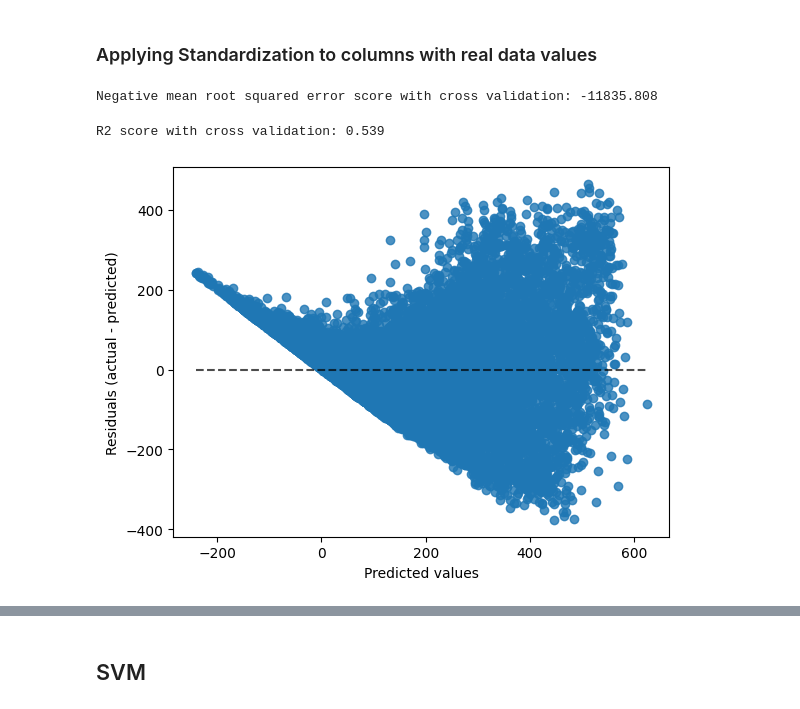
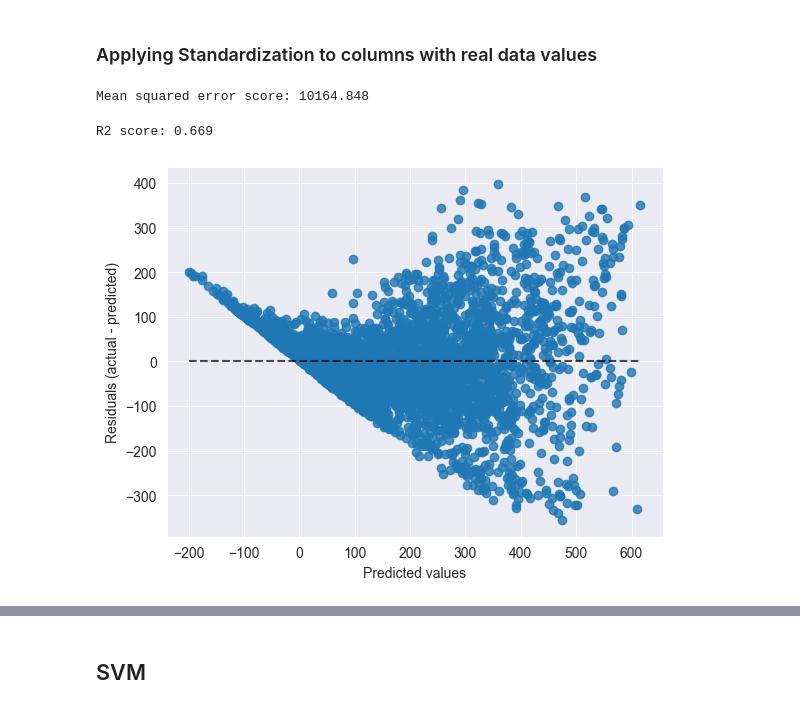
Before and after one commit to Vitalijs-Tickovs/Training_For_Accenture, a Jupyter notebook: Bike_Project/EDA.ipynb, the cells around one changed output, grey strips where cells are left out. Saved outputs shown, nothing was run; the diff lists cells and outputs as text; code cells hidden in the pictures.

```diff
--- a/Bike_Project/EDA.ipynb
+++ b/Bike_Project/EDA.ipynb
@@ -72,3 +81,5 @@ data.shape
+# %%
+data = data.drop_duplicates()
 # %% [markdown]
 ## Visualizations
 # %%
@@ -155,6 +191,6 @@ print(np.corrcoef(data['mnth'], data['cnt']))
 # %%
 def one_hot_encoder(df,column):
-    df = pd.concat([df,pd.get_dummies(df[column],prefix=column)],axis=1)
+    df = pd.concat([df,pd.get_dummies(df[column],prefix=column, dtype=int)],axis=1)
     df = df.drop(columns = [column],axis=1)
     return df
 
@@ -205,6 +249,6 @@ X_train, X_test, y_train, y_test = train_test_split(X, y, test_size=0.2, random_
 ## Linear Regression
 # %%
 lr = LinearRegression()
-
-y_pred = cross_val_predict(lr, X,y,cv=5, n_jobs=-1)
+lr.fit(X_train, y_train)
+y_pred = lr.predict(X_test)
 # %%
@@ -240,25 +301,24 @@ X_test_scaled['atemp'] = scaler.fit_transform(np.asarray(X_test['atemp']).reshap
 X_train_scaled['hum'] = scaler.fit_transform(np.asarray(X_train['hum']).reshape(-1, 1))
 X_test_scaled['hum'] = scaler.fit_transform(np.asarray(X_test['hum']).reshape(-1, 1))
 # %%
-lr = LinearRegression()
-
-y_pred = cross_val_predict(lr, X,y,cv=5, n_jobs=-1)
+lr.fit(X_train_scaled, y_train)
+y_pred = lr.predict(X_test_scaled)
 # %%
-scores = cross_val_score(lr, X, y, cv=5, scoring='neg_mean_squared_error')
+mse_score_lr_scaled = mse(y_test, y_pred)
 
-print(f'Negative mean root squared error score with cross validation: {scores.mean():.3f}')
+print(f'Mean squared error score: {mse_score_lr_scaled:.3f}')
 # %% [output]
-Negative mean root squared error score with cross validation: -11835.808
+Mean squared error score: 10164.848
 # %%
-scores = cross_val_score(lr, X, y, cv=5, scoring='r2')
+r2_score_lr_scaled = r2_score(y_test, y_pred)
 
-print(f'R2 score with cross validation: {scores.mean():.3f}')
+print(f'R2 score: {r2_score_lr_scaled:.3f}')
 # %% [output]
-R2 score with cross validation: 0.539
+R2 score: 0.669
 # %%
-display = PredictionErrorDisplay(y_true=y, y_pred=y_pred)
+display = PredictionErrorDisplay(y_true=y_test, y_pred=y_pred)
 display.plot()
 
 plt.show()
 # %% [output]
-[figure, old version]
+[figure, new version]
```
Also changed, not shown: parts of 49 cells of this notebook.
